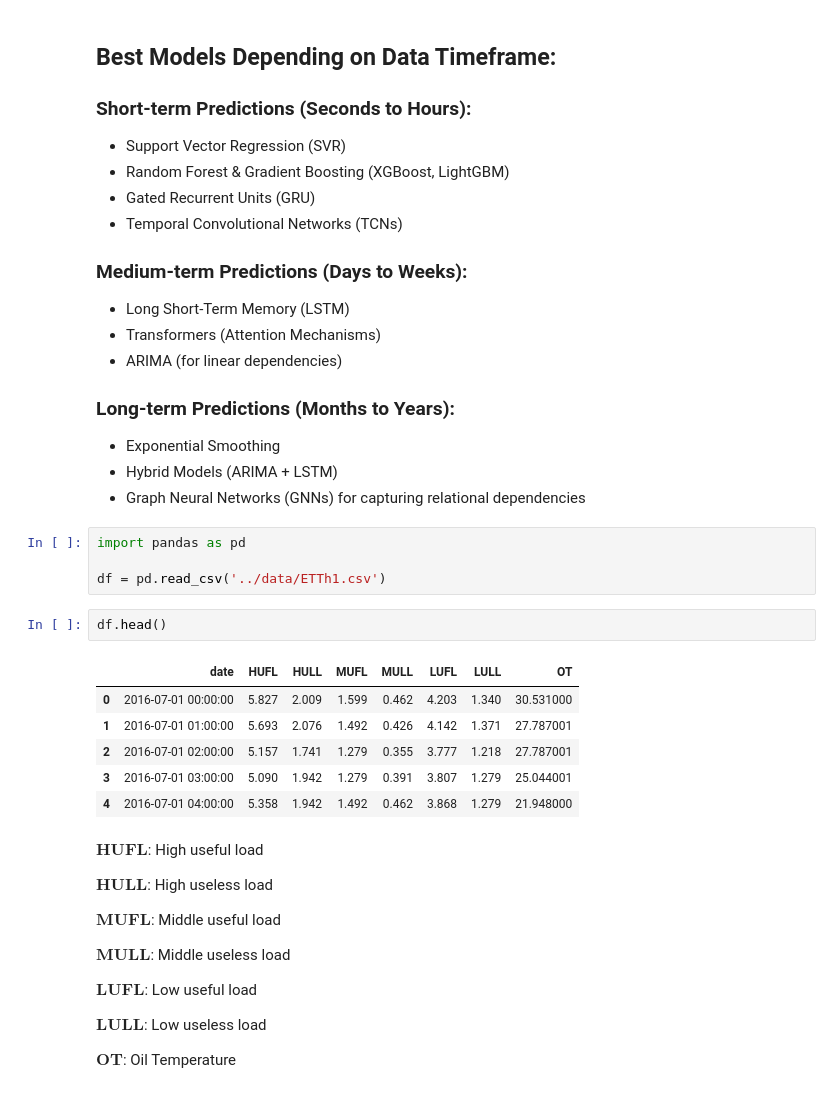
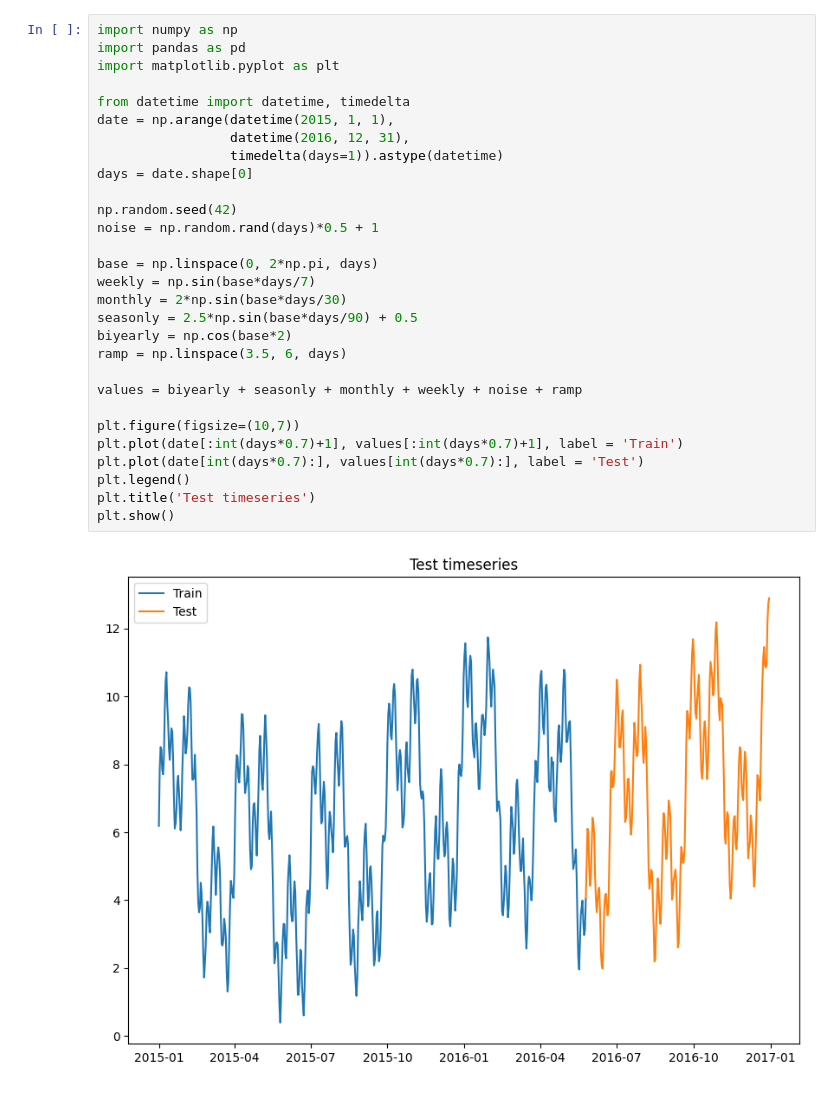
Before and after one commit to KhvatkinNikita/NUC-AI, a Jupyter notebook: notebooks/test.ipynb, the cells around one changed output. Saved outputs shown, nothing was run; the diff lists cells and outputs as text.

Commit message:
LSTM test

```diff
--- a/notebooks/test.ipynb
+++ b/notebooks/test.ipynb
@@ -77,48 +1,31 @@ $\textbf{Autocorrelation}$: Measure relationships between past and future values
-# %% [markdown]
-## Best Models Depending on Data Timeframe:
-
-### Short-term Predictions (Seconds to Hours):
-
-- Support Vector Regression (SVR)
-- Random Forest & Gradient Boosting (XGBoost, LightGBM)
-- Gated Recurrent Units (GRU)
-- Temporal Convolutional Networks (TCNs)
-
-### Medium-term Predictions (Days to Weeks):
-
-- Long Short-Term Memory (LSTM)
-- Transformers (Attention Mechanisms)
-- ARIMA (for linear dependencies)
-
-### Long-term Predictions (Months to Years):
-
-- Exponential Smoothing
-- Hybrid Models (ARIMA + LSTM)
-- Graph Neural Networks (GNNs) for capturing relational dependencies
-# %%
-import pandas as pd
-
-df = pd.read_csv('../data/ETTh1.csv')
-# %%
-df.head()
-# %% [output]
-|  | date | HUFL | HULL | MUFL | MULL | LUFL | LULL | OT |
-| 0 | 2016-07-01 00:00:00 | 5.827 | 2.009 | 1.599 | 0.462 | 4.203 | 1.340 | 30.531000 |
-| 1 | 2016-07-01 01:00:00 | 5.693 | 2.076 | 1.492 | 0.426 | 4.142 | 1.371 | 27.787001 |
-| 2 | 2016-07-01 02:00:00 | 5.157 | 1.741 | 1.279 | 0.355 | 3.777 | 1.218 | 27.787001 |
-| 3 | 2016-07-01 03:00:00 | 5.090 | 1.942 | 1.279 | 0.391 | 3.807 | 1.279 | 25.044001 |
-| 4 | 2016-07-01 04:00:00 | 5.358 | 1.942 | 1.492 | 0.462 | 3.868 | 1.279 | 21.948000 |
-# %% [markdown]
-$\textbf{HUFL}$: High useful load
-
-$\textbf{HULL}$: High useless load
-
-$\textbf{MUFL}$: Middle useful load
-
-$\textbf{MULL}$: Middle useless load
-
-$\textbf{LUFL}$: Low useful load
-
-$\textbf{LULL}$: Low useless load
-
-$\textbf{OT}$: Oil Temperature
+# %%
+import numpy as np
+import pandas as pd
+import matplotlib.pyplot as plt
+
+from datetime import datetime, timedelta
+date = np.arange(datetime(2015, 1, 1),
+                 datetime(2016, 12, 31),
+                 timedelta(days=1)).astype(datetime)
+days = date.shape[0]
+
+np.random.seed(42)
+noise = np.random.rand(days)*0.5 + 1
+
+base = np.linspace(0, 2*np.pi, days)
+weekly = np.sin(base*days/7)
+monthly = 2*np.sin(base*days/30)
+seasonly = 2.5*np.sin(base*days/90) + 0.5
+biyearly = np.cos(base*2)
+ramp = np.linspace(3.5, 6, days)
+
+values = biyearly + seasonly + monthly + weekly + noise + ramp
+
+plt.figure(figsize=(10,7))
+plt.plot(date[:int(days*0.7)+1], values[:int(days*0.7)+1], label = 'Train')
+plt.plot(date[int(days*0.7):], values[int(days*0.7):], label = 'Test')
+plt.legend()
+plt.title('Test timeseries')
+plt.show()
+# %% [output]
+[figure, added]
```
Also changed, not shown: parts of 7 cells of this notebook.
